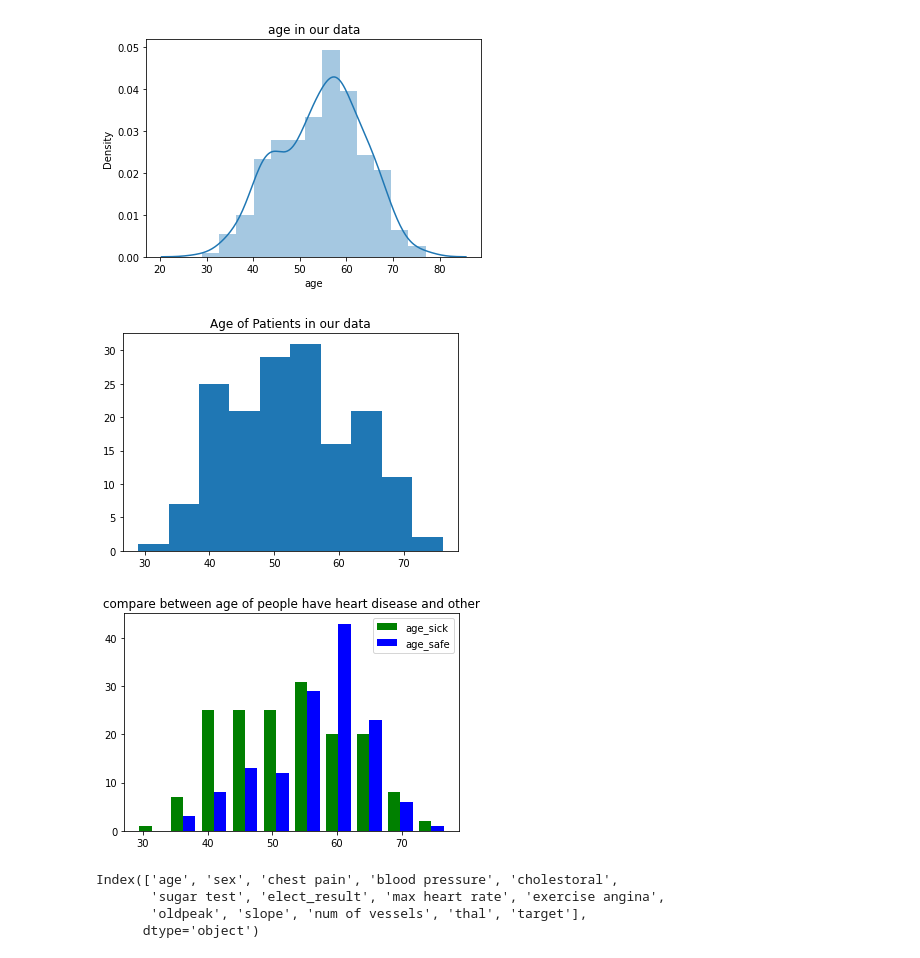
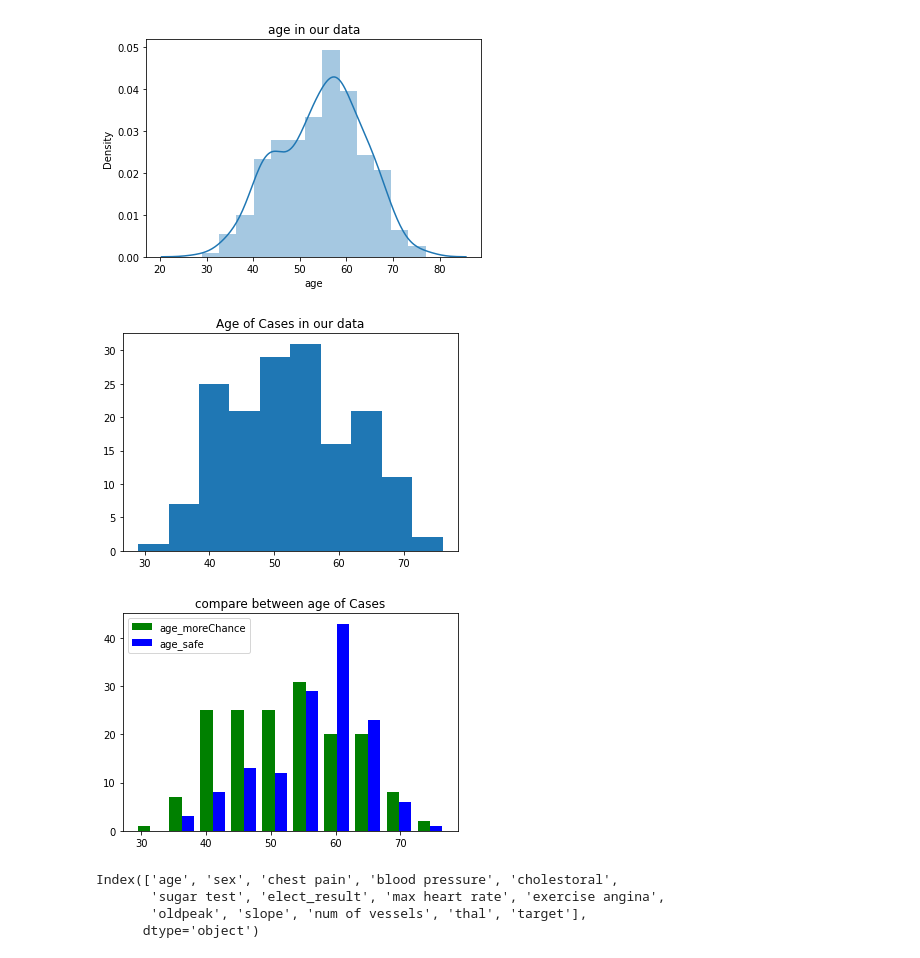
Before and after one commit to ammar064/Heart_Disease, a Jupyter notebook: heart-disease.ipynb, the cells around one changed output. Drawn from its saved outputs; the diff is of its cells as text; code cells hidden in the pictures.

Commit message:
Kaggle Notebook | heart-disease | Version 14

```diff
--- a/heart-disease.ipynb
+++ b/heart-disease.ipynb
@@ -222,20 +219,20 @@ plt.show()
 age_sick=data[data['target']==1]['age']
 
 plt.hist([age_sick])
-plt.title ("Age of Patients in our data")
+plt.title ("Age of Cases in our data")
 plt.show()
 # %% [output]
-[figure, old version]
+[figure, new version]
 # %%
 #Compare between age of people have heart disease and other
 age_sick=data[data['target']==1]['age']
 age_safe=data[data['target']==0]['age']
-plt.hist([age_sick,age_safe],histtype='bar',align='mid',color=['g','b'],label=['age_sick','age_safe'] )
-plt.title ("compare between age of people have heart disease and other")
+plt.hist([age_sick,age_safe],histtype='bar',align='mid',color=['g','b'],label=['age_moreChance','age_safe'] )
+plt.title ("compare between age of Cases")
 plt.legend()
 plt.show()
 # %% [output]
-[figure, old version]
+[figure, new version]
 # %%
 data.columns
 # %% [output]
```
Also changed, not shown: parts of 49 cells of this notebook.
